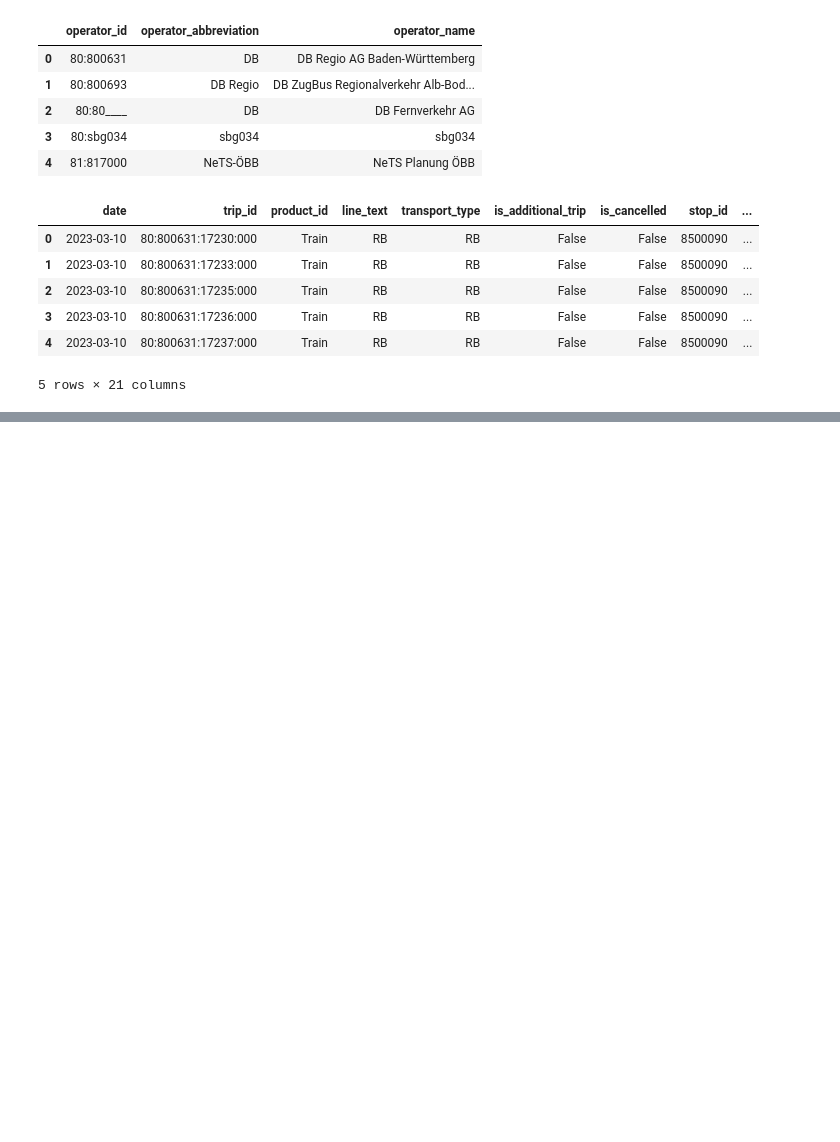
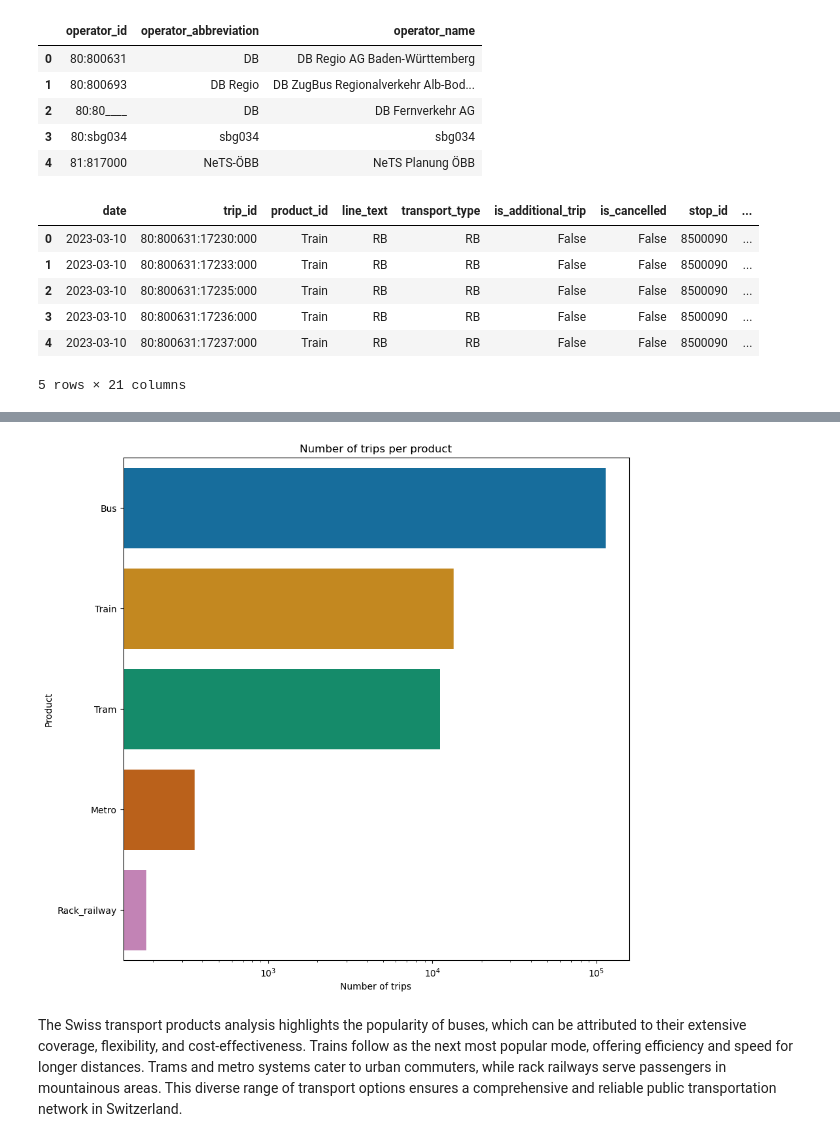
Before and after one commit to com-480-data-visualization/project-2023-choo-choo-data-darlings, a Jupyter notebook: basic_analysis.ipynb, the cells around one changed output, grey strips where cells are left out. Cells and saved outputs as stored; diff of their text form; code cells hidden in the pictures; blank space fills up the shorter version.

Commit message:
finish basic analysis
Co-authored-by: ozan-guven <ozan.guven@epfl.ch>

```diff
--- a/basic_analysis.ipynb
+++ b/basic_analysis.ipynb
@@ -291,0 +49,4 @@ plt.show()
+# %%
+N_COLORS = 5
+palette = sns.color_palette('colorblind', n_colors=N_COLORS)
+palette
@@ -291,0 +59,2 @@ plt.show()
+# %%
+product_to_color = dict(zip(['Bus', 'Train', 'Tram', 'Metro', 'Rack_railway'], palette))
@@ -291,0 +65,9 @@ plt.show()
+# %%
+products = transport_data[['trip_id', 'product_id']] \
+    .drop_duplicates() \
+    .groupby('product_id') \
+    .count() \
+    .rename(columns={'trip_id': 'count'}) \
+    .sort_values('count', ascending=False)
+
+products.head()
@@ -291,0 +82,18 @@ plt.show()
+# %%
+fig, ax = plt.subplots(figsize=(10, 10))
+sns.barplot(x='count',
+            y=products.index,
+            data=products,
+            ax=ax,
+            order=products.index,
+            palette=product_to_color
+)
+ax.set_title('Number of trips per product')
+ax.set_xlabel('Number of trips')
+ax.set_ylabel('Product')
+plt.xscale('log')
+plt.show()
+# %% [output]
+[figure, added]
+# %% [markdown]
+The Swiss transport products analysis highlights the popularity of buses, which can be attributed to their extensive coverage, flexibility, and cost-effectiveness. Trains follow as the next most popular mode, offering efficiency and speed for longer distances. Trams and metro systems cater to urban commuters, while rack railways serve passengers in mountainous areas. This diverse range of transport options ensures a comprehensive and reliable public transportation network in Switzerland.
```
Also changed, not shown: parts of 77 cells of this notebook, 2 other files.
